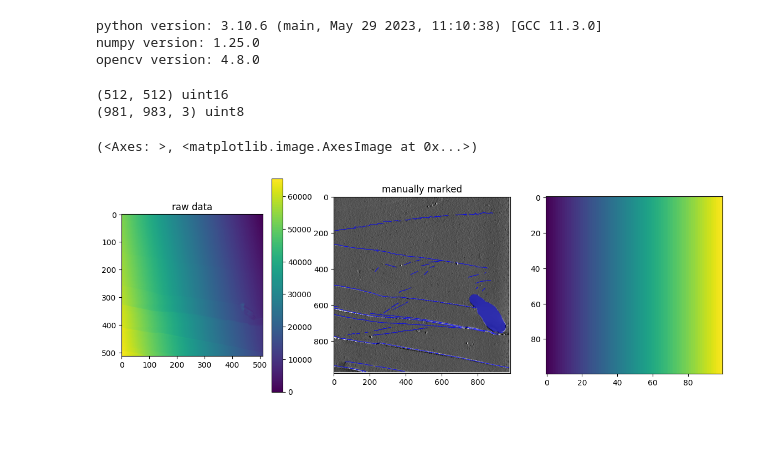
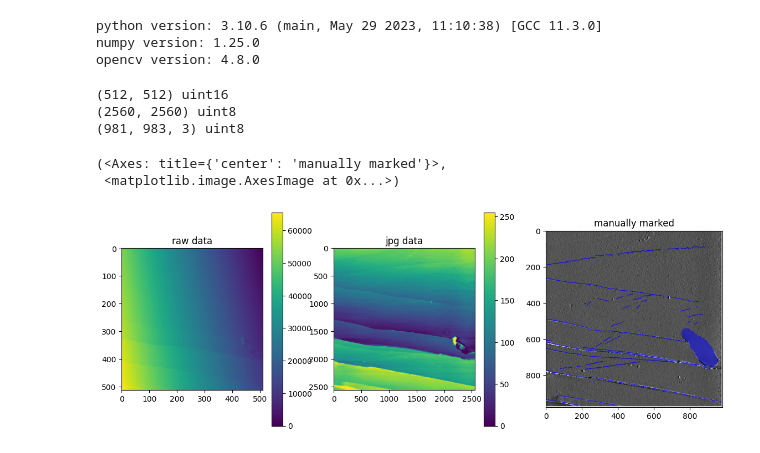
Before and after one commit to jun-oishi/spm_linedetector, a Jupyter notebook: dev.ipynb, the cells around one changed output. Cells and saved outputs as stored; diff of their text form; code cells hidden in the pictures.

```diff
--- a/dev.ipynb
+++ b/dev.ipynb
@@ -47,31 +47,35 @@ def plotInSubplot(fig:Figure, pos, data, title="", legend=True):
 # %%
 raw_data = cv2.imread("data/data1/rawdata1.tif",cv2.IMREAD_UNCHANGED)
 print(raw_data.shape, raw_data.dtype)
+jpg_data = cv2.cvtColor(cv2.imread("data/data1/rawdata1.jpg"), cv2.COLOR_BGR2GRAY)
+print(jpg_data.shape, jpg_data.dtype)
 manually_marked = cv2.imread("data/data1/rawdata1_manually_marked.png")
 print(manually_marked.shape, manually_marked.dtype)
 
 UINT16TO8 = "uint16_to_uint8"
 F32TOUINT8 = "float32_to_uint8"
 F32TOUINT16 = "float32_to_uint16"
 def compress(img:np.ndarray,mode=UINT16TO8)->np.ndarray:
     if mode == UINT16TO8:
         return (img.astype(np.float32)/256).astype(np.uint8)
     elif mode == F32TOUINT8:
         leveled = (img - img.min())/(img.max()-img.min())
         return (leveled*255).astype(np.uint8)
     elif mode == F32TOUINT16:
         leveled = (img - img.min())/(img.max()-img.min())
         return (leveled*65535).astype(np.uint16)
     else:
         raise ValueError("Unknown compression mode.")
 
 fig = plt.figure(figsize=(14,5))
 drawInSubplot(fig, (1,3,1), raw_data, "raw data", colorbar=True)
-drawInSubplot(fig, (1,3,2), manually_marked, "manually marked")
-drawInSubplot(fig, (1,3,3), np.arange(100).reshape(1,-1).repeat(100,axis=0))
+drawInSubplot(fig, (1,3,2), jpg_data, "jpg data", colorbar=True)
+drawInSubplot(fig, (1,3,3), manually_marked, "manually marked")
 # %% [output]
 (512, 512) uint16
+(2560, 2560) uint8
 (981, 983, 3) uint8
-(<Axes: >, <matplotlib.image.AxesImage at 0x...>)
+(<Axes: title={'center': 'manually marked'}>,
+ <matplotlib.image.AxesImage at 0x...>)
-[figure, old version]
+[figure, new version]
 # %%
```
Also changed, not shown: parts of 5 cells of this notebook, 1 other file.
